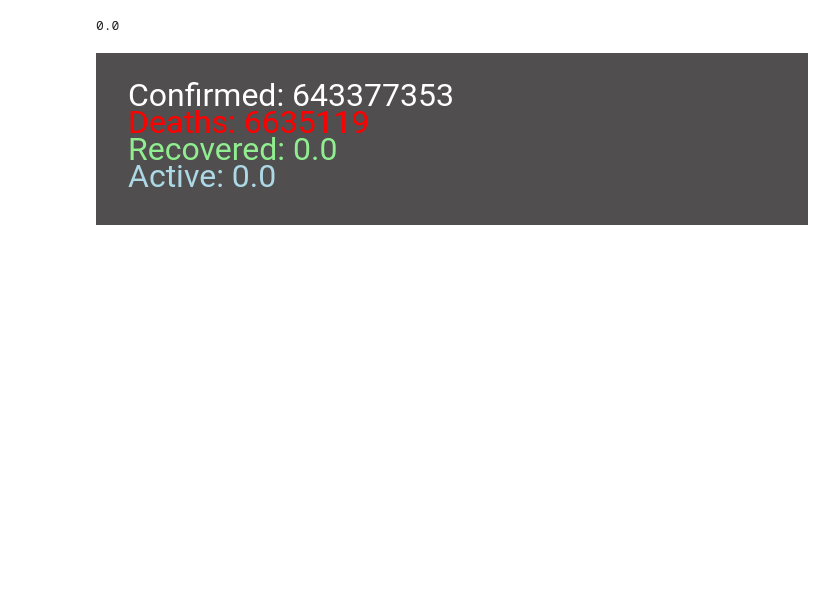
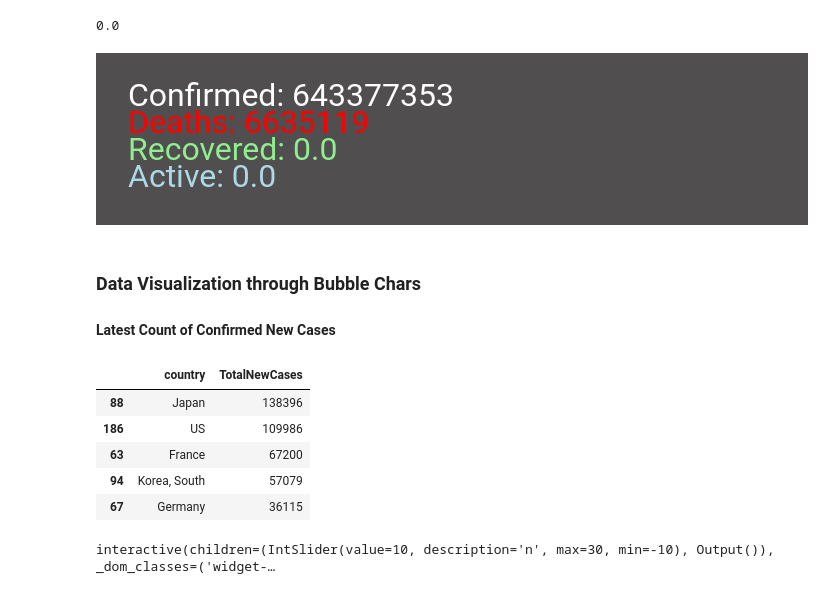
Before and after one commit to cmj123/covid19_analysis, a Jupyter notebook: covid19_analysis.ipynb, the cells around one changed output. Cells and saved outputs as stored; diff of their text form; code cells hidden in the pictures; blank space fills up the shorter version.

Commit message:
Complete data visualisation using plotly buble charts

```diff
--- a/covid19_analysis.ipynb
+++ b/covid19_analysis.ipynb
@@ -213,3 +213,38 @@ Confirmed: 643377353
 Deaths: 6635119
 Recovered: 0.0
 Active: 0.0
+# %% [markdown]
+### Data Visualization through Bubble Chars
+
+#### Latest Count of Confirmed New Cases
+# %%
+# Aggregation the confirmed new cases againt each country
+country_confirmed_newcases = confirmed_df.groupby("country")['NewCases'].sum().reset_index(name = "TotalNewCases")
+country_confirmed_newcases = country_confirmed_newcases.sort_values(by='TotalNewCases', ascending=False)
+country_confirmed_newcases.head()
+# %% [output]
+|  | country | TotalNewCases |
+| 88 | Japan | 138396 |
+| 186 | US | 109986 |
+| 63 | France | 67200 |
+| 94 | Korea, South | 57079 |
+| 67 | Germany | 36115 |
+# %%
+# Visualizing the new confirmed cases against each country using plotly
+def bubble_chart(n):
+    fig = px.scatter(country_confirmed_newcases.head(n), x="country", y="TotalNewCases", size="TotalNewCases", color="country",
+        hover_name="country", size_max=60
+        )
+    fig.update_layout(
+        title = str(n) + " countries with highest number of confirmed new cases. <br> (Last updated on " + (confirmed_df.columns)[-1] + ")",
+        xaxis_title="Countries",
+        yaxis_title="Confirmed New Cases",
+        width = 900
+    )
+    fig.show();
+
+interact(bubble_chart, n=10)
+ipywLayout= widgets.Layout()
+ipywLayout.display='none'
+# %% [output]
+interactive(children=(IntSlider(value=10, description='n', max=30, min=-10), Output()), _dom_classes=('widget-…
```
Also changed, not shown: parts of 6 cells of this notebook.
